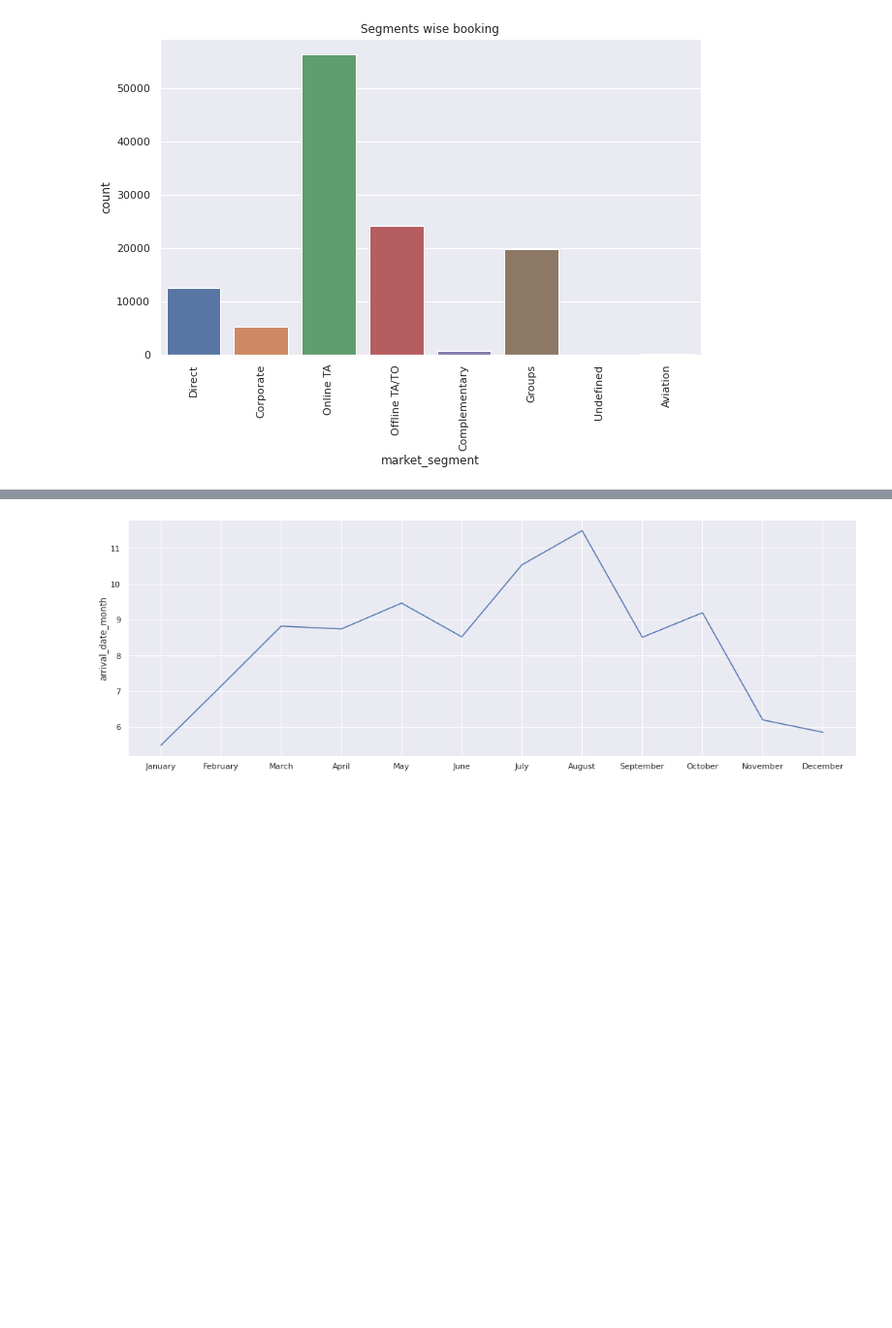
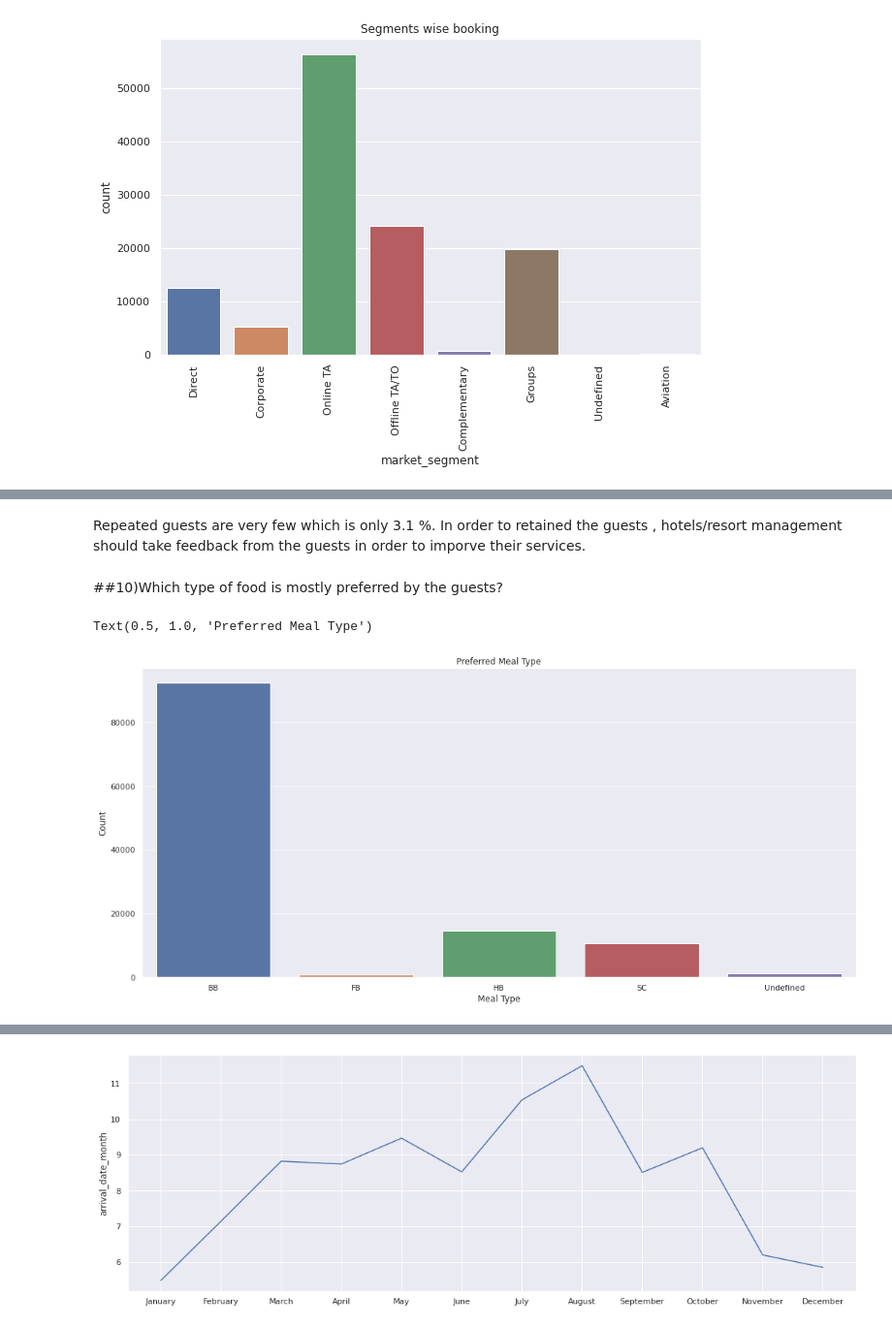
Before and after one commit to 9075197427/EDA_capstone_project, a Jupyter notebook: EDA_Capstone_team_Pirates_.ipynb, the cells around one changed output, grey strips where cells are left out. Shown at 97% size. Drawn from its saved outputs; the diff is of its cells as text; code cells hidden in the pictures; blank space fills up the shorter version.

```diff
--- a/EDA_Capstone_team_Pirates_.ipynb
+++ b/EDA_Capstone_team_Pirates_.ipynb
@@ -354,0 +387,14 @@ plt.show()
+# %% [markdown]
+Repeated guests are very few which is only 3.1 %.
+In order to retained the guests , hotels/resort management should take feedback from the guests in order to imporve their services.
+# %% [markdown]
+##10)Which type of food is mostly preferred by the guests?
+# %%
+plt.figure(figsize=(18,8))
+sns.countplot(x=df_Hotels['meal'])
+plt.xlabel('Meal Type')
+plt.ylabel('Count')
+plt.title("Preferred Meal Type")
+# %% [output]
+Text(0.5, 1.0, 'Preferred Meal Type')
+[figure, added]
```
Also changed, not shown: parts of 24 cells of this notebook.
